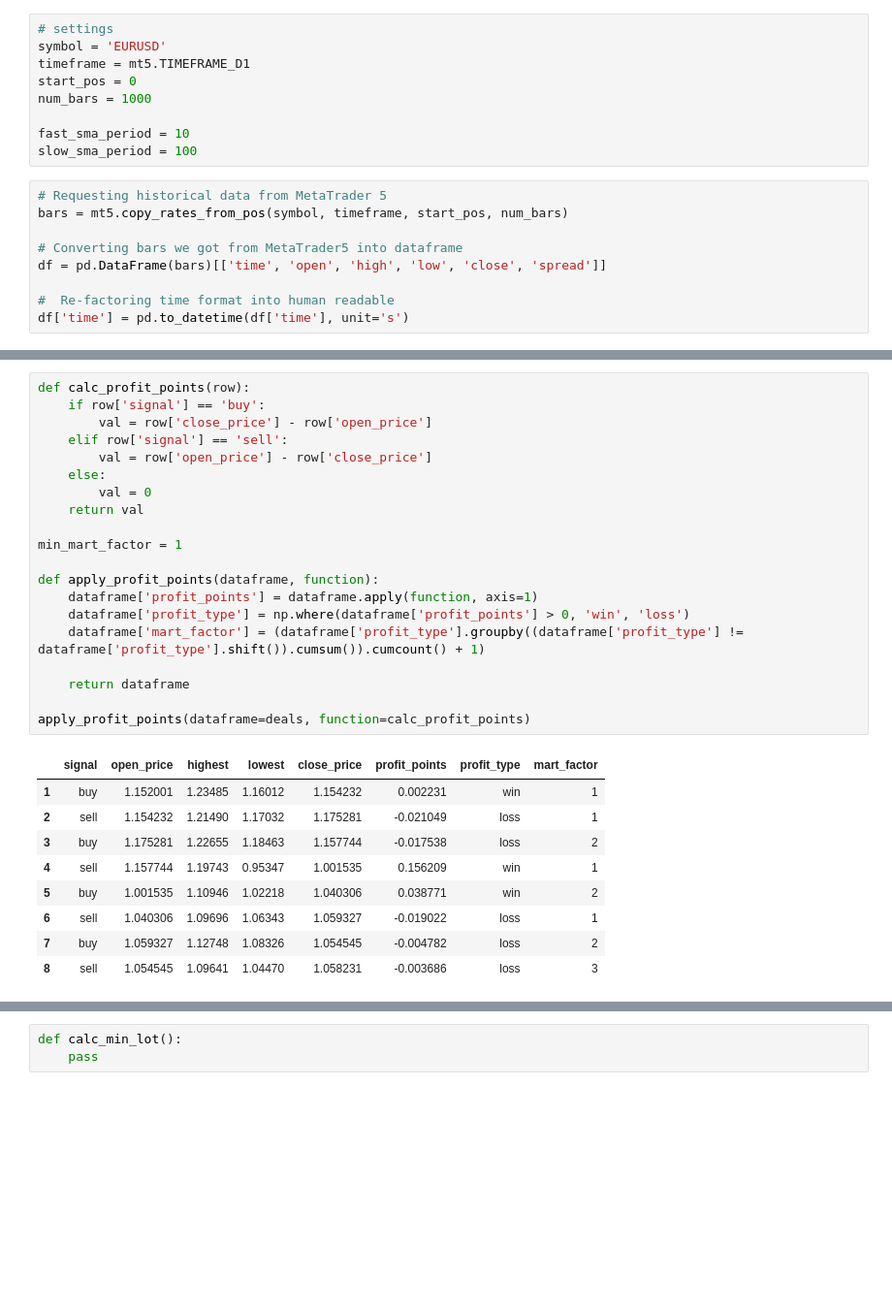
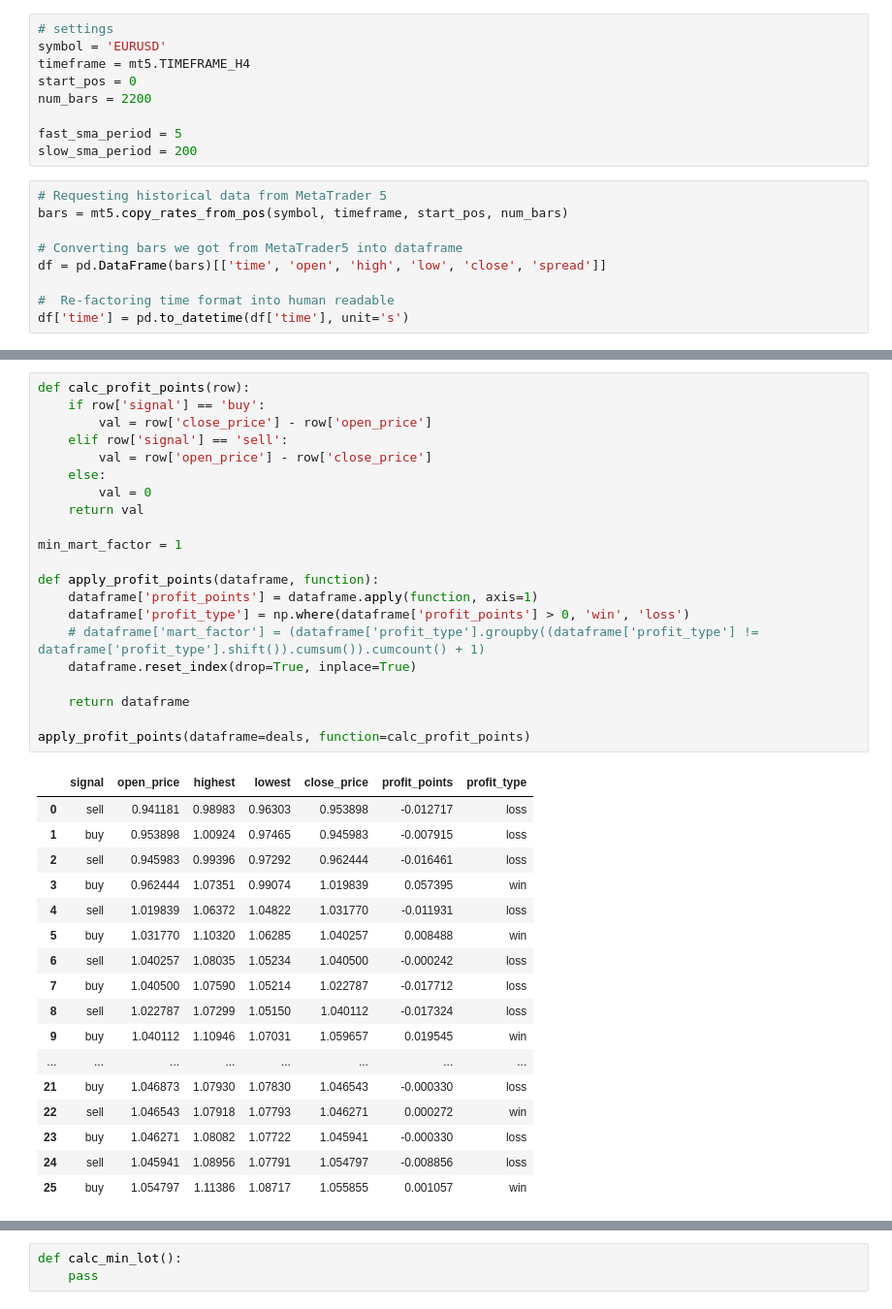
Before and after one commit to MaxJan2010/python_finance, a Jupyter notebook: src/work/strategies/moving average/strategy_03/sma-crossover_martingale.ipynb, the cells around one changed output, grey strips where cells are left out. Shown at 97% size. Drawn from its saved outputs; the diff is of its cells as text; blank space fills up the shorter version.

```diff
--- a/src/work/strategies/moving average/strategy_03/sma-crossover_martingale.ipynb
+++ b/src/work/strategies/moving average/strategy_03/sma-crossover_martingale.ipynb
@@ -23,12 +23,12 @@ True
 # %%
 # settings
 symbol = 'EURUSD'
-timeframe = mt5.TIMEFRAME_D1
+timeframe = mt5.TIMEFRAME_H4
 start_pos = 0
-num_bars = 1000
+num_bars = 2200
 
-fast_sma_period = 10
-slow_sma_period = 100
+fast_sma_period = 5
+slow_sma_period = 200
 # %%
 # Requesting historical data from MetaTrader 5
 bars = mt5.copy_rates_from_pos(symbol, timeframe, start_pos, num_bars)
@@ -144,30 +152,39 @@ deals
 # %%
 def calc_profit_points(row):
     if row['signal'] == 'buy':
         val = row['close_price'] - row['open_price']
     elif row['signal'] == 'sell':
         val = row['open_price'] - row['close_price']
     else:
         val = 0
     return val
 
 min_mart_factor = 1
 
 def apply_profit_points(dataframe, function):
     dataframe['profit_points'] = dataframe.apply(function, axis=1)
     dataframe['profit_type'] = np.where(dataframe['profit_points'] > 0, 'win', 'loss')
-    dataframe['mart_factor'] = (dataframe['profit_type'].groupby((dataframe['profit_type'] != dataframe['profit_type'].shift()).cumsum()).cumcount() + 1)
+    # dataframe['mart_factor'] = (dataframe['profit_type'].groupby((dataframe['profit_type'] != dataframe['profit_type'].shift()).cumsum()).cumcount() + 1)
+    dataframe.reset_index(drop=True, inplace=True)
 
     return dataframe
 
 apply_profit_points(dataframe=deals, function=calc_profit_points)
 # %% [output]
-|  | signal | open_price | highest | lowest | close_price | profit_points | profit_type | mart_factor |
-| 1 | buy | 1.152001 | 1.23485 | 1.16012 | 1.154232 | 0.002231 | win | 1 |
-| 2 | sell | 1.154232 | 1.21490 | 1.17032 | 1.175281 | -0.021049 | loss | 1 |
-| 3 | buy | 1.175281 | 1.22655 | 1.18463 | 1.157744 | -0.017538 | loss | 2 |
-| 4 | sell | 1.157744 | 1.19743 | 0.95347 | 1.001535 | 0.156209 | win | 1 |
-| 5 | buy | 1.001535 | 1.10946 | 1.02218 | 1.040306 | 0.038771 | win | 2 |
-| 6 | sell | 1.040306 | 1.09696 | 1.06343 | 1.059327 | -0.019022 | loss | 1 |
-| 7 | buy | 1.059327 | 1.12748 | 1.08326 | 1.054545 | -0.004782 | loss | 2 |
-| 8 | sell | 1.054545 | 1.09641 | 1.04470 | 1.058231 | -0.003686 | loss | 3 |
+|  | signal | open_price | highest | lowest | close_price | profit_points | profit_type |
+| 0 | sell | 0.941181 | 0.98983 | 0.96303 | 0.953898 | -0.012717 | loss |
+| 1 | buy | 0.953898 | 1.00924 | 0.97465 | 0.945983 | -0.007915 | loss |
+| 2 | sell | 0.945983 | 0.99396 | 0.97292 | 0.962444 | -0.016461 | loss |
+| 3 | buy | 0.962444 | 1.07351 | 0.99074 | 1.019839 | 0.057395 | win |
+| 4 | sell | 1.019839 | 1.06372 | 1.04822 | 1.031770 | -0.011931 | loss |
+| 5 | buy | 1.031770 | 1.10320 | 1.06285 | 1.040257 | 0.008488 | win |
+| 6 | sell | 1.040257 | 1.08035 | 1.05234 | 1.040500 | -0.000242 | loss |
+| 7 | buy | 1.040500 | 1.07590 | 1.05214 | 1.022787 | -0.017712 | loss |
+| 8 | sell | 1.022787 | 1.07299 | 1.05150 | 1.040112 | -0.017324 | loss |
+| 9 | buy | 1.040112 | 1.10946 | 1.07031 | 1.059657 | 0.019545 | win |
+| ... | ... | ... | ... | ... | ... | ... | ... |
+| 21 | buy | 1.046873 | 1.07930 | 1.07830 | 1.046543 | -0.000330 | loss |
+| 22 | sell | 1.046543 | 1.07918 | 1.07793 | 1.046271 | 0.000272 | win |
+| 23 | buy | 1.046271 | 1.08082 | 1.07722 | 1.045941 | -0.000330 | loss |
+| 24 | sell | 1.045941 | 1.08956 | 1.07791 | 1.054797 | -0.008856 | loss |
+| 25 | buy | 1.054797 | 1.11386 | 1.08717 | 1.055855 | 0.001057 | win |
```
Also changed, not shown: parts of 13 cells of this notebook.
